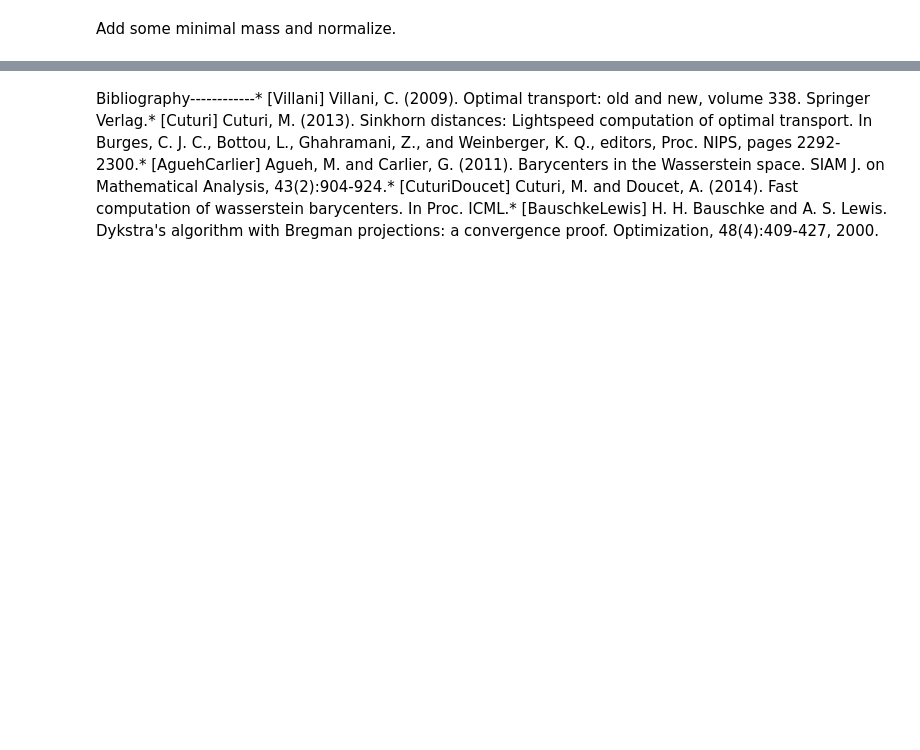
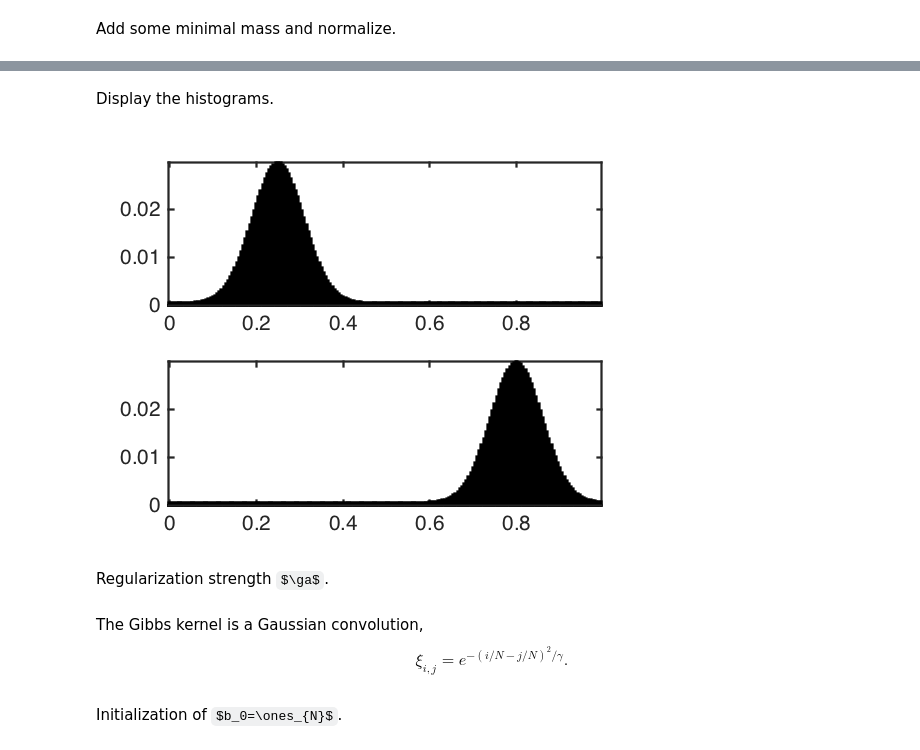
Before and after one commit to gpeyre/numerical-tours, a Jupyter notebook: matlab/optimaltransp_5_entropic.ipynb, the cells around one changed output, grey strips where cells are left out. Drawn from its saved outputs; the diff is of its cells as text; code cells hidden in the pictures; some formulas as TeX source; blank space fills up the shorter version.

Commit message:
updated tour on entropic transport

```diff
--- a/matlab/optimaltransp_5_entropic.ipynb
+++ b/matlab/optimaltransp_5_entropic.ipynb
@@ -21,2 +306,4 @@ Define $\KLproj_{\Cc_2}$.
+# %%
+N = 200;
 # %% [markdown]
 We use here a 1-D square Euclidean metric.
@@ -25 +310,3 @@ We use here a 1-D square Euclidean metric.
+# %%
+t = (0:N-1)'/N;
 # %% [markdown]
@@ -27,4 +314,8 @@ Define the histogram $p,q$
 # %%
-%%matlabGaussian = @(x0,sigma)exp( -(x-x0).^2/(2*sigma^2) );normalize = @(p)p/sum(p(:));x0 = .2; y0 = .8;  sigma = .07;p = Gaussian(x0,sigma); q = Gaussian(y0,sigma);
+Gaussian = @(t0,sigma)exp( -(t-t0).^2/(2*sigma^2) );
+normalize = @(p)p/sum(p(:));
+sigma = .06;
+p = Gaussian(.25,sigma);
+q = Gaussian(.8,sigma);
 # %% [markdown]
 Add some minimal mass and normalize.
@@ -57,2 +322,16 @@ __Exercise 2__Display the transport map for several values of $\gamma$.
-# %% [markdown]
-Bibliography------------<html><a name="biblio"></a></html>* [Villani] Villani, C. (2009). Optimal transport: old and new, volume 338. Springer Verlag.* [Cuturi] Cuturi, M. (2013). Sinkhorn distances: Lightspeed computation of optimal transport. In Burges, C. J. C., Bottou, L., Ghahramani, Z., and Weinberger, K. Q., editors, Proc. NIPS, pages 2292-2300.* [AguehCarlier] Agueh, M. and Carlier, G. (2011). Barycenters in the Wasserstein space. SIAM J. on Mathematical Analysis, 43(2):904-924.* [CuturiDoucet] Cuturi, M. and Doucet, A. (2014). Fast computation of wasserstein barycenters. In Proc. ICML.* [BauschkeLewis] H. H. Bauschke and A. S. Lewis. Dykstra's algorithm with Bregman projections: a convergence proof. Optimization, 48(4):409-427, 2000.
+# %%
+vmin = .02;
+p = normalize( p+max(p)*vmin);
+q = normalize( q+max(q)*vmin);
+# %% [markdown]
+Display the histograms.
+# %%
+clf;
+subplot(2,1,1);
+bar(t, p, 'k'); axis tight;
+subplot(2,1,2);
+bar(t, q, 'k'); axis tight;
+# %% [output]
+[figure, added]
+# %% [markdown]
+Regularization strength $\ga$.
@@ -58,0 +340,3 @@ Bibliography------------<html><a name="biblio"></a></html>* [Villani] Villani, C
+# %% [markdown]
+The Gibbs kernel is a Gaussian convolution,
+$$ \xi_{i,j} = e^{ -(i/N-j/N)^2/\gamma }. $$
@@ -58,0 +346,2 @@ Bibliography------------<html><a name="biblio"></a></html>* [Villani] Villani, C
+# %% [markdown]
+Initialization of $b_0=\ones_{N}$.
```
Also changed, not shown: parts of 112 cells of this notebook, 14 other files.
